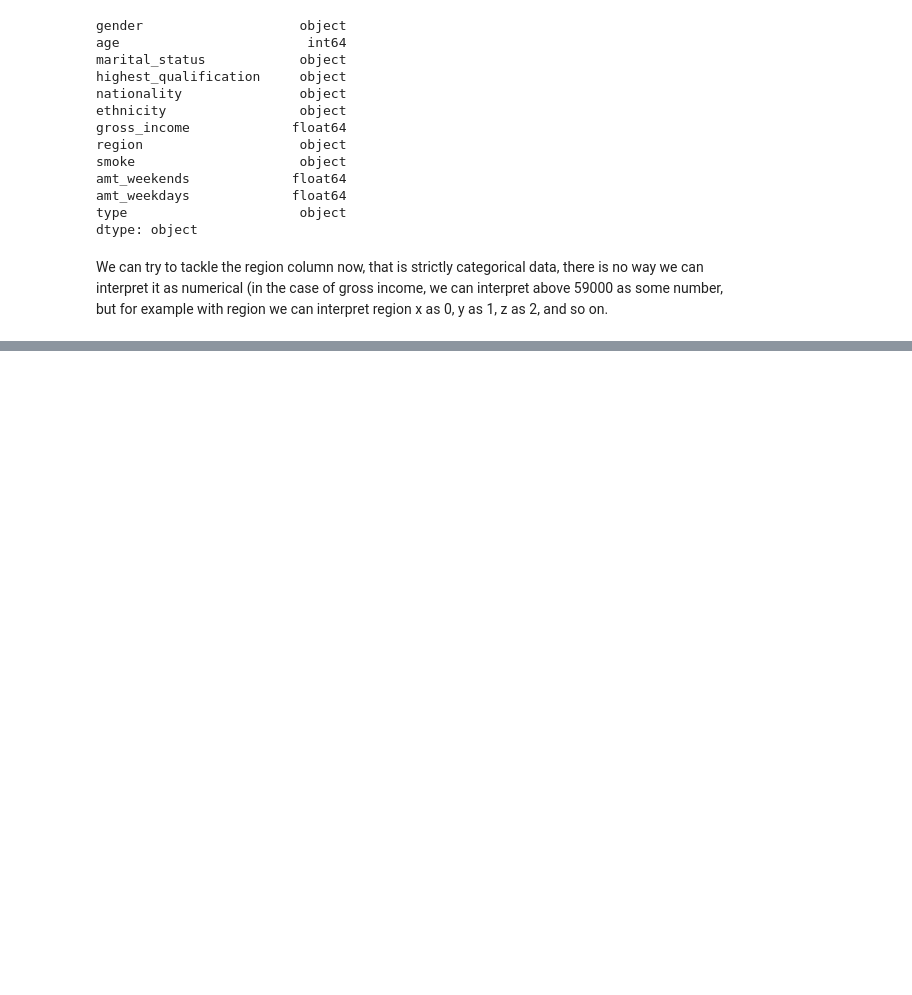
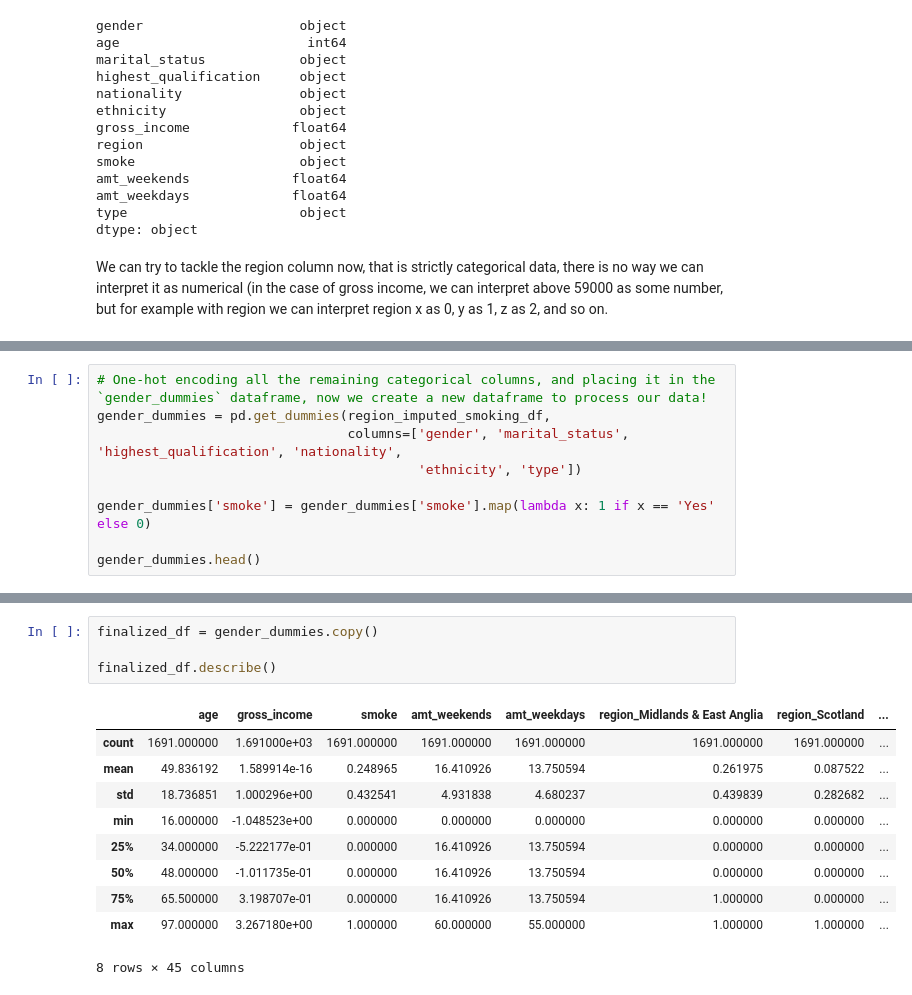
Before and after one commit to cthacker-udel/MLIntro, a Jupyter notebook: notebooks/smoking_uk/index.ipynb, the cells around one changed output, grey strips where cells are left out. Drawn from its saved outputs; the diff is of its cells as text; blank space fills up the shorter version.

```diff
--- a/notebooks/smoking_uk/index.ipynb
+++ b/notebooks/smoking_uk/index.ipynb
@@ -256,0 +259,9 @@ region_imputed_smoking_df
+# %%
+# One-hot encoding all the remaining categorical columns, and placing it in the `gender_dummies` dataframe, now we create a new dataframe to process our data!
+gender_dummies = pd.get_dummies(region_imputed_smoking_df,
+                                columns=['gender', 'marital_status', 'highest_qualification', 'nationality',
+                                         'ethnicity', 'type'])
+
+gender_dummies['smoke'] = gender_dummies['smoke'].map(lambda x: 1 if x == 'Yes' else 0)
+
+gender_dummies.head()
@@ -256,0 +276,15 @@ region_imputed_smoking_df
+# %%
+finalized_df = gender_dummies.copy()
+
+finalized_df.describe()
+# %% [output]
+|  | age | gross_income | smoke | amt_weekends | amt_weekdays | region_Midlands & East Anglia | region_Scotland | ... |
+| count | 1691.000000 | 1.691000e+03 | 1691.000000 | 1691.000000 | 1691.000000 | 1691.000000 | 1691.000000 | ... |
+| mean | 49.836192 | 1.589914e-16 | 0.248965 | 16.410926 | 13.750594 | 0.261975 | 0.087522 | ... |
+| std | 18.736851 | 1.000296e+00 | 0.432541 | 4.931838 | 4.680237 | 0.439839 | 0.282682 | ... |
+| min | 16.000000 | -1.048523e+00 | 0.000000 | 0.000000 | 0.000000 | 0.000000 | 0.000000 | ... |
+| 25% | 34.000000 | -5.222177e-01 | 0.000000 | 16.410926 | 13.750594 | 0.000000 | 0.000000 | ... |
+| 50% | 48.000000 | -1.011735e-01 | 0.000000 | 16.410926 | 13.750594 | 0.000000 | 0.000000 | ... |
+| 75% | 65.500000 | 3.198707e-01 | 0.000000 | 16.410926 | 13.750594 | 1.000000 | 0.000000 | ... |
+| max | 97.000000 | 3.267180e+00 | 1.000000 | 60.000000 | 55.000000 | 1.000000 | 1.000000 | ... |
+8 rows × 45 columns
```
Also changed, not shown: parts of 10 cells of this notebook, 1 other file.
